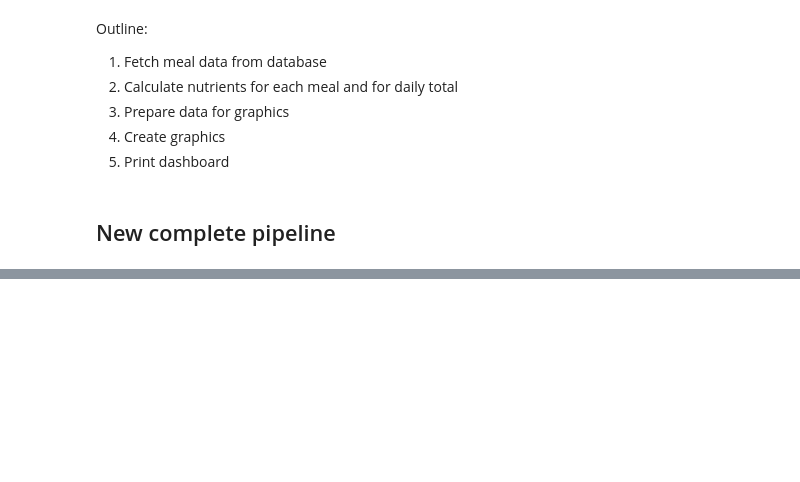
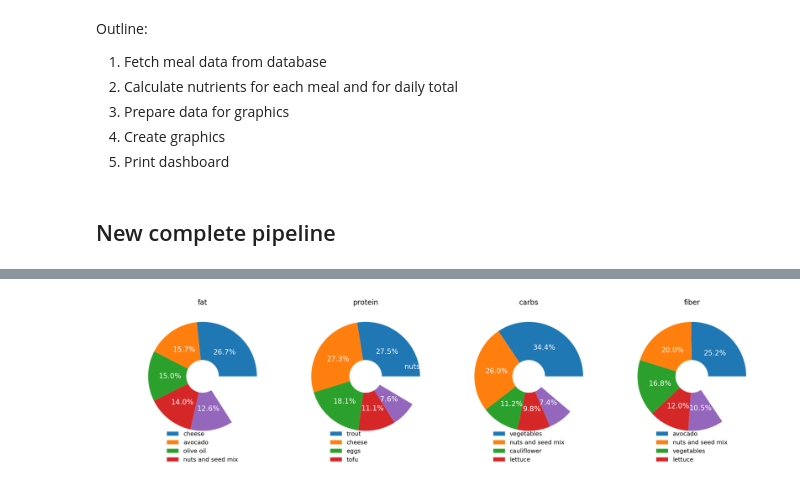
Before and after one commit to fabiangunzinger/learning, a Jupyter notebook: food-data/foods.ipynb, the cells around one changed output, grey strips where cells are left out. Cells and saved outputs as stored; diff of their text form; code cells hidden in the pictures; blank space fills up the shorter version.

```diff
--- a/food-data/foods.ipynb
+++ b/food-data/foods.ipynb
@@ -362,22 +341,51 @@ def make_dashboard(data):
 # %%
 # Code for nutrient data
 
-def get_top(group, var, n):
-    return group.sort_values(var, ascending=False)[:n]
+def get_top(group, n):
+    return group.sort_values('share', ascending=False)[:n]
 
 
-def make_nuts_data(data):
+def make_nuts_plot_data(data):
     result = {meal: data[meal].groupby('nutrient')
               .apply(get_top, 'grams', 3)
               .reset_index(drop=True) for meal in data}
     return result
 
 
 def make_doughnut(meal_data, column, meal_num, meal_name):
 
         ax[meal_num].set_title(f'{nut}')
         ax[meal_num].pie(meal_data[column],
                                autopct='%1.1f%%',
                                textprops=dict(color='white', size=15),
                                wedgeprops=dict(width=.7))
         ax[meal_num].legend(meal_data.index, loc='lower center', borderpad=-8, framealpha=0)
+
+
+def calc_share(group):
+    group['share'] = group.value / group.value.sum()
+    return group
+
+data = nuts
+
+data = data.groupby(['measure', 'meal', 'nutrient']).apply(calc_share)
+
+conds = (data.measure == 'cals') & (data.meal == 'Day total')
+data = data.loc[conds].groupby(['meal', 'nutrient']).apply(get_top, 5)
+
+fig, ax = plt.subplots(1, len(data.nutrient.unique()), figsize=(19, 8))
+
+
+for col, nutrient in enumerate(data.nutrient.unique()):
+    df = data.loc[data.nutrient == nutrient]
+    ax[col].pie(df.share,
+             labels=df.ingredient,
+             textprops=dict(color='white', size=12),
+             wedgeprops=dict(width=.7),
+             autopct='%1.1f%%'
+            )
+    ax[col].set_title(nutrient)
+    ax[col].legend(loc='lower center', ncol=1, fontsize=10,
+               framealpha=0, borderpad=-5)
+# %% [output]
+[figure, added]
```
Also changed, not shown: parts of 3 cells of this notebook, 1 other file.
